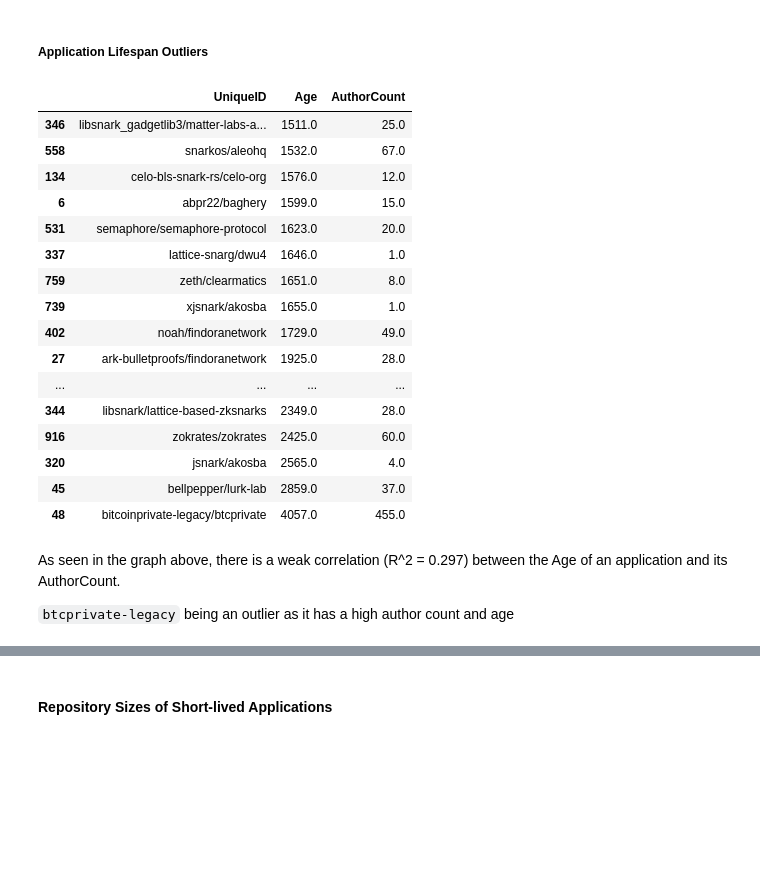
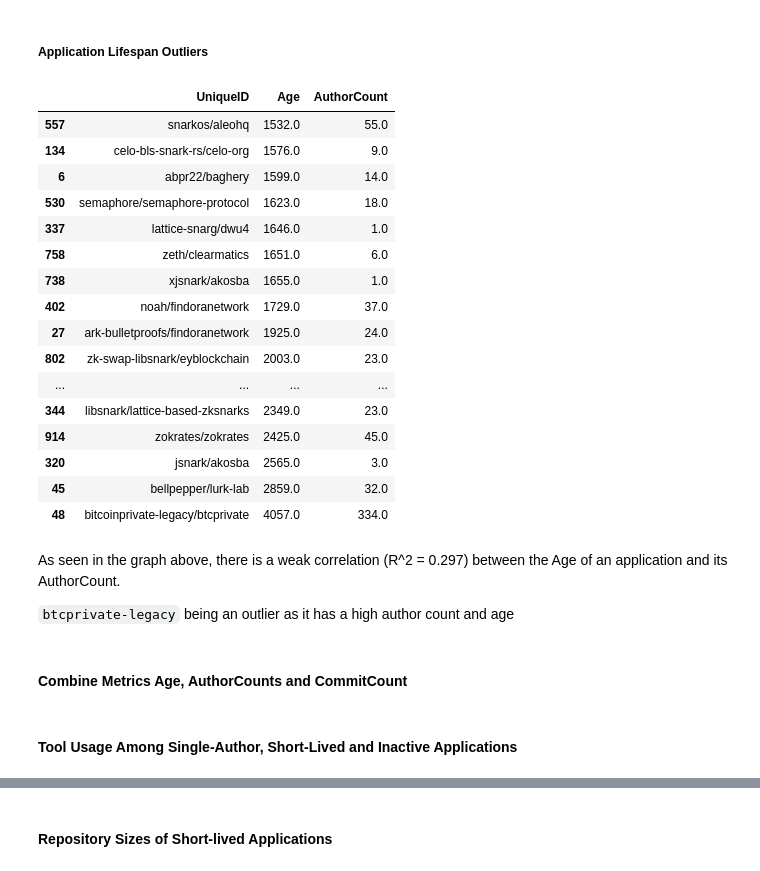
Before and after one commit to itsybitsycyber/zkp_repos, a Jupyter notebook: 4_app_eda.ipynb, the cells around one changed output, grey strips where cells are left out. Drawn from its saved outputs; the diff is of its cells as text; code cells hidden in the pictures; blank space fills up the shorter version.

```diff
--- a/4_app_eda.ipynb
+++ b/4_app_eda.ipynb
@@ -17,7 +16,7 @@ import difflib
 # %% [markdown]
 #### Load all dataframes
 # %%
-zkp_repos = pd.read_csv('zkp_repos.csv')
+zkp_repos = pd.read_csv('zkp_repos.csv', sep=';')
 tool_commits = pd.read_csv('tool_commits.csv')
 application_commits = pd.read_csv('application_commits.csv')
 tool_issues = pd.read_csv('tool_issues.csv')
@@ -51,7 +46,9 @@ tool_counts = tool_counts.merge(
 # %% [markdown]
 #### Application Author Count By Bin
 # %%
-application_committers = application_commits.groupby('UniqueID')['Author'].nunique().reset_index()
+application_committers = application_commits.merge(application_authors, left_on='Author', right_on='Login', how='left')
+application_committers.dropna(subset=['Login'], inplace=True)
+application_committers = application_committers.groupby('UniqueID')['Author'].nunique().reset_index()
 application_committers.rename(columns={'Author': 'AuthorCount'}, inplace=True)
 application_committers.sort_values(by=['AuthorCount'], ascending=False, inplace=True)
 bins = np.logspace(np.log10(0.5), np.log10(max(application_committers['AuthorCount'])), num=10)
@@ -176,7 +183,7 @@ zkp_applications['FirstCommitDate'] = pd.to_datetime(zkp_applications['FirstComm
 zkp_applications['LastCommitDate'] = pd.to_datetime(zkp_applications['LastCommitDate'], utc=True)
 zkp_applications['Age'] = (zkp_applications['LastCommitDate'] - zkp_applications['FirstCommitDate']).dt.days
 zkp_applications.loc[zkp_applications['Age'] == 0,'Age'] = 0.5
-lifespan_bins = np.logspace(np.log10(min(zkp_applications['Age'])), np.log10(max(zkp_applications['Age'])), num=50)
+lifespan_bins = np.logspace(np.log10(min(zkp_applications['Age'])), np.log10(max(zkp_applications['Age'])), num=10)
 lifespan_bins = np.round(lifespan_bins)
 zkp_applications['AgeGroup'] =  pd.cut(zkp_applications['Age'], bins=lifespan_bins, duplicates='drop')
 lifespan_bin_counts = zkp_applications['AgeGroup'].value_counts().sort_index().reset_index()
@@ -200,29 +207,30 @@ The bin (0,1] contains a large amount of applications compared to the other bins
 # %%
 lifespan_outliers = zkp_applications.merge(application_committers, left_on='UniqueID', right_on='UniqueID', how='left')
 z_scores = stats.zscore(lifespan_outliers['Age'].dropna())
 outliers = (np.abs(z_scores) > 3)
 lifespan_outliers['Outliers'] = outliers
 lifespan_outliers
 lifespan_outliers = lifespan_outliers[lifespan_outliers['Outliers'] == True][['UniqueID', 'Age', 'AuthorCount']]
+lifespan_outliers.rename(columns={'Outliers': 'LifespanOutliers'}, inplace=True)
 lifespan_outliers.sort_values(by=['Age', 'AuthorCount'])
 # %% [output]
 |  | UniqueID | Age | AuthorCount |
-| 346 | libsnark_gadgetlib3/matter-labs-a... | 1511.0 | 25.0 |
-| 558 | snarkos/aleohq | 1532.0 | 67.0 |
-| 134 | celo-bls-snark-rs/celo-org | 1576.0 | 12.0 |
-| 6 | abpr22/baghery | 1599.0 | 15.0 |
-| 531 | semaphore/semaphore-protocol | 1623.0 | 20.0 |
+| 557 | snarkos/aleohq | 1532.0 | 55.0 |
+| 134 | celo-bls-snark-rs/celo-org | 1576.0 | 9.0 |
+| 6 | abpr22/baghery | 1599.0 | 14.0 |
+| 530 | semaphore/semaphore-protocol | 1623.0 | 18.0 |
 | 337 | lattice-snarg/dwu4 | 1646.0 | 1.0 |
-| 759 | zeth/clearmatics | 1651.0 | 8.0 |
-| 739 | xjsnark/akosba | 1655.0 | 1.0 |
-| 402 | noah/findoranetwork | 1729.0 | 49.0 |
-| 27 | ark-bulletproofs/findoranetwork | 1925.0 | 28.0 |
+| 758 | zeth/clearmatics | 1651.0 | 6.0 |
+| 738 | xjsnark/akosba | 1655.0 | 1.0 |
+| 402 | noah/findoranetwork | 1729.0 | 37.0 |
+| 27 | ark-bulletproofs/findoranetwork | 1925.0 | 24.0 |
+| 802 | zk-swap-libsnark/eyblockchain | 2003.0 | 23.0 |
 | ... | ... | ... | ... |
-| 344 | libsnark/lattice-based-zksnarks | 2349.0 | 28.0 |
-| 916 | zokrates/zokrates | 2425.0 | 60.0 |
-| 320 | jsnark/akosba | 2565.0 | 4.0 |
-| 45 | bellpepper/lurk-lab | 2859.0 | 37.0 |
-| 48 | bitcoinprivate-legacy/btcprivate | 4057.0 | 455.0 |
+| 344 | libsnark/lattice-based-zksnarks | 2349.0 | 23.0 |
+| 914 | zokrates/zokrates | 2425.0 | 45.0 |
+| 320 | jsnark/akosba | 2565.0 | 3.0 |
+| 45 | bellpepper/lurk-lab | 2859.0 | 32.0 |
+| 48 | bitcoinprivate-legacy/btcprivate | 4057.0 | 334.0 |
 # %%
 authors_vs_lifespan = zkp_applications.merge(application_committers, left_on='UniqueID', right_on='UniqueID')
 
@@ -240,3 +248,5 @@ fig.show()
 As seen in the graph above, there is a weak correlation (R^2 = 0.297) between the Age of an application and its AuthorCount.
 
 `btcprivate-legacy` being an outlier as it has a high author count and age
+# %% [markdown]
+#### Combine Metrics Age, AuthorCounts and CommitCount
@@ -242,0 +257,2 @@ As seen in the graph above, there is a weak correlation (R^2 = 0.297) between th
+# %% [markdown]
+#### Tool Usage Among Single-Author, Short-Lived and Inactive Applications
```
Also changed, not shown: parts of 29 cells of this notebook, 6 other files.
